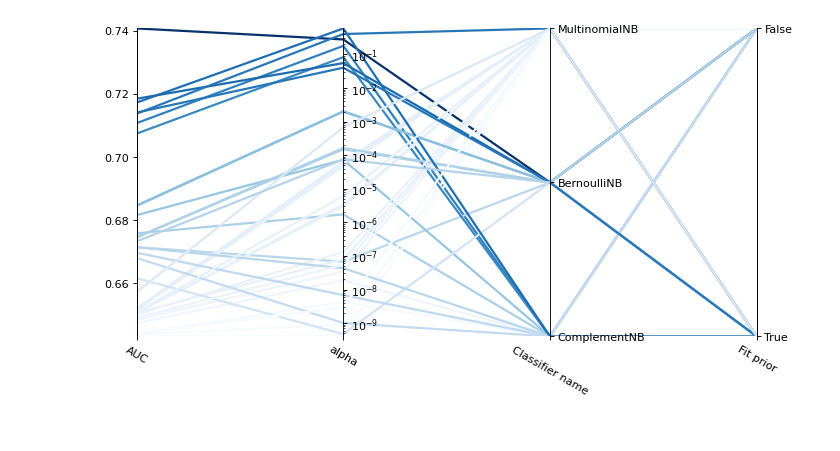
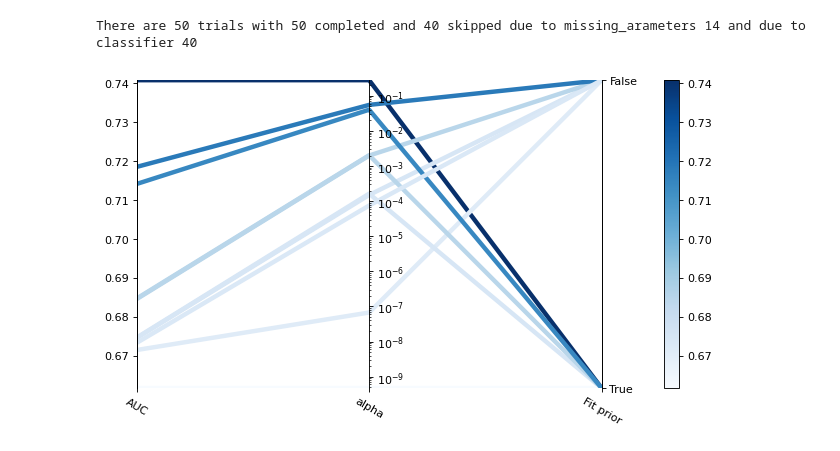
Before and after one commit to AndressaStefany/severityPrediction, a Jupyter notebook: src/visualize_baseline_results.ipynb, the cells around one changed output. Saved outputs shown, nothing was run; the diff lists cells and outputs as text; code cells hidden in the pictures.

Commit message:
feature: select by classifier name okish. Recheck Gaussian NB and specific hyperparameters of model

```diff
--- a/src/visualize_baseline_results.ipynb
+++ b/src/visualize_baseline_results.ipynb
@@ -26,22 +26,60 @@ from optuna.study import Study
 from optuna.trial import FrozenTrial
 from optuna.trial import TrialState
 from optuna.visualization._utils import _filter_nonfinite, _is_log_scale, _is_categorical, _is_numerical
-from optuna.visualization._utils import _get_skipped_trial_numbers
+# from optuna.visualization._utils import _get_skipped_trial_numbers
 import numpy as np
 import math
 from collections import defaultdict
+
+def _get_skipped_trial_numbers(
+    trials: list[FrozenTrial], used_param_names: Sequence[str]
+) -> set[int]:
+    """Utility function for ``plot_parallel_coordinate``.
+
+    If trial's parameters do not contain a parameter in ``used_param_names``,
+    ``plot_parallel_coordinate`` methods do not use such trials.
+
+    Args:
+        trials:
+            List of ``FrozenTrial``s.
+        used_param_names:
+            The parameter names used in ``plot_parallel_coordinate``.
+
+    Returns:
+        A set of invalid trial numbers.
+    """
+
+    skipped_trial_numbers = set()
+    for trial in trials:
+        for used_param in used_param_names:
+            if used_param not in trial.params.keys():
+                skipped_trial_numbers.add(trial.number)
+                # print(f"Trial missing {used_param} with parameters {trial.params}")
+                break
+    return skipped_trial_numbers
+
+def _filter_classifier_name(trials, *, filter_classifier_name: str = ""):
+
+    skipped_trial_numbers = set()
+    for trial in trials:
+        if trial.params['classifier_name'] != filter_classifier_name:
+            skipped_trial_numbers.add(trial.number)
+            # print(f"Trial skipped because not {filter_classifier_name}")
+    return skipped_trial_numbers
 
 def _get_parallel_coordinate_info(
     study,
     params: Optional[list[str]] = None,
     target: Optional[Callable[[Any], float]] = None,
     target_name: str = "Objective Value",
+    filter_classifier_name: str = ""
 ) -> _ParallelCoordinateInfo:
 
     reverse_scale = False
     trials = _filter_nonfinite(
         study.get_trials(deepcopy=False, states=(TrialState.COMPLETE,)), target=target
     )
+    all_trials = study.get_trials(deepcopy=False)
 
     all_params = {p_name for t in trials for p_name in t.params.keys()}
     if params is not None:
@@ -58,7 +96,10 @@ def _get_parallel_coordinate_info(
 
         target = _target
 
-    skipped_trial_numbers = _get_skipped_trial_numbers(trials, sorted_params)
+    skipped_trial_numbers_missing_param = _get_skipped_trial_numbers(trials, sorted_params)
+    skipped_trial_numbers_classifier = _filter_classifier_name(trials, filter_classifier_name=filter_classifier_name)
+    skipped_trial_numbers = skipped_trial_numbers_missing_param.union(skipped_trial_numbers_classifier)
+    print(f"There are {len(all_trials)} trials with {len(trials)} completed and {len(skipped_trial_numbers)} skipped due to missing_arameters {len(skipped_trial_numbers_missing_param)} and due to classifier {len(skipped_trial_numbers_classifier)}")
 
     objectives = tuple([target(t) for t in trials if t.number not in skipped_trial_numbers])
     # The value of (0, 0) is a dummy range. It is ignored when we plot.
@@ -195,11 +236,10 @@ def plot_parallel_coordinate(
     mapping: Optional[Dict[str,str]] = None,
     figsize: Optional[Tuple[int,int]] = None,
     dpi: int = 300,
-    filter_name: Optional[str] = None,
-    filter_value: Optional[Any] = None,
+    filter_classifier_name: str = "",
 ):
-    info = _get_parallel_coordinate_info(study, params, target=target, target_name=target_name)
-    return _get_parallel_coordinate_plot(info, cmap=cmap, linewidths=linewidths, mapping=mapping, figsize=figsize, dpi=dpi, filter_name=filter_name, filter_value=filter_value)
+    info = _get_parallel_coordinate_info(study, params, target=target, target_name=target_name, filter_classifier_name=filter_classifier_name)
+    return _get_parallel_coordinate_plot(info, cmap=cmap, linewidths=linewidths, mapping=mapping, figsize=figsize, dpi=dpi)
 
 def _get_parallel_coordinate_plot(
     info,
@@ -209,8 +249,6 @@ def _get_parallel_coordinate_plot(
     colorbar: bool = False,
     figsize: Optional[Tuple[int,int]] = None,
     dpi: int = 300,
-    filter_name: Optional[str] = None,
-    filter_value: Optional[Any] = None,
 ):
     target_name = info.target_name
     use_objective = mapping is None or (mapping is not None and "Objective Value" in mapping)
@@ -254,38 +292,39 @@ def _get_parallel_coordinate_plot(
     segments = [np.column_stack([x, y]) for x, y in zip(xs, dims_obj_base)]
     lc = LineCollection(segments, cmap=cmap, linewidths=linewidths)
     lc.set_array(np.asarray(info.dim_objective.values)) # for the colors depending of the objective
-    if colorbar:
-        axcb = fig.colorbar(lc, pad=0.1, ax=ax)
-        axcb.set_label(target_name)
+    # if colorbar:
+    axcb = fig.colorbar(lc, pad=0.1, ax=ax)
+        # axcb.set_label(target_name)
     plt.xticks(range(len(var_names)), var_names, rotation=330)
 
     for i, dim in enumerate(info.dims_params):
         if mapping is not None and dim.label not in mapping:
             continue
         ax2 = ax.twinx()
         if dim.is_log:
             ax2.set_ylim(np.power(10, dim.range[0]), np.power(10, dim.range[1]))
             ax2.set_yscale("log")
         else:
             ax2.set_ylim(dim.range[0], dim.range[1])
         ax2.spines["top"].set_visible(False)
         ax2.spines["bottom"].set_visible(False)
         ax2.xaxis.set_visible(False)
         ax2.spines["right"].set_position(("axes", (i + 1) / len(info.dims_params)))
         if dim.is_cat:
             ax2.set_yticks(dim.tickvals)
             ax2.set_yticklabels(dim.ticktext)
 
     ax.add_collection(lc)
     return ax
 mapping = {'algorithm':'Algorithm','leaf_size':'Leaf size','n_neighbors':'Number of neighbors','p':'p','weights':'Weight'}
 mapping = {'C':'C (regularization)','class_weight':'Class weight','coef0':'coef0','decision_function_shape':'Decision fn shape','degree':'Degree', 'kernel': 'Kernel', 'max_iter': 'Max. iterations', 'shrinking':'Shrinking','tol':'Tolerance'}
 mapping = {'alpha':'alpha','binarize':'Binarize','fit_prior':'Fit prior','classifier_name':'Classifier name'}
 mapping = {'alpha':'alpha','classifier_name':'Classifier name','fit_prior':'Fit prior', 'norm':"Normalization"}
 mapping = {'classifier_name':'Classifier name','var_smoothing':'Variable smoothing'}
-mapping = {'alpha':'alpha','fit_prior':'Fit prior','classifier_name':'Classifier name', 'Objective Value': 'AUC'}
+mapping = {'alpha':'alpha','fit_prior':'Fit prior','Objective Value': 'AUC'}
 
 params = [k for k in mapping if k != "Objective Value"]
-fig = plot_parallel_coordinate(study,params,mapping=mapping,cmap="Blues",linewidths=2, figsize=(10,5),dpi=80, filter_name="classifier_name", filter_value="MultinomialNB")
+fig = plot_parallel_coordinate(study,params,mapping=mapping,cmap="Blues",linewidths=4, figsize=(10,5),dpi=80, filter_classifier_name="BernoulliNB")
 # %% [output]
+There are 50 trials with 50 completed and 40 skipped due to missing_arameters 14 and due to classifier 40
-[figure, old version]
+[figure, new version]
```
